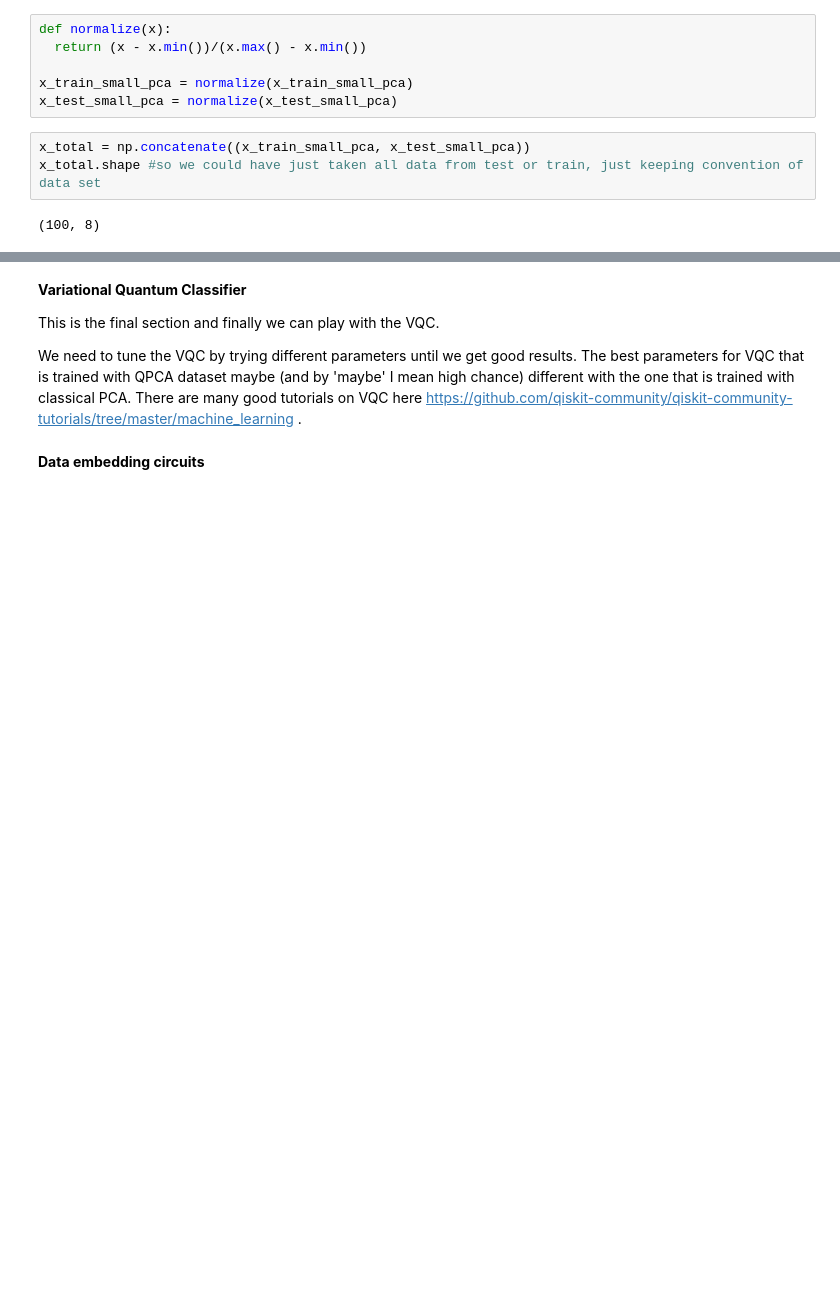
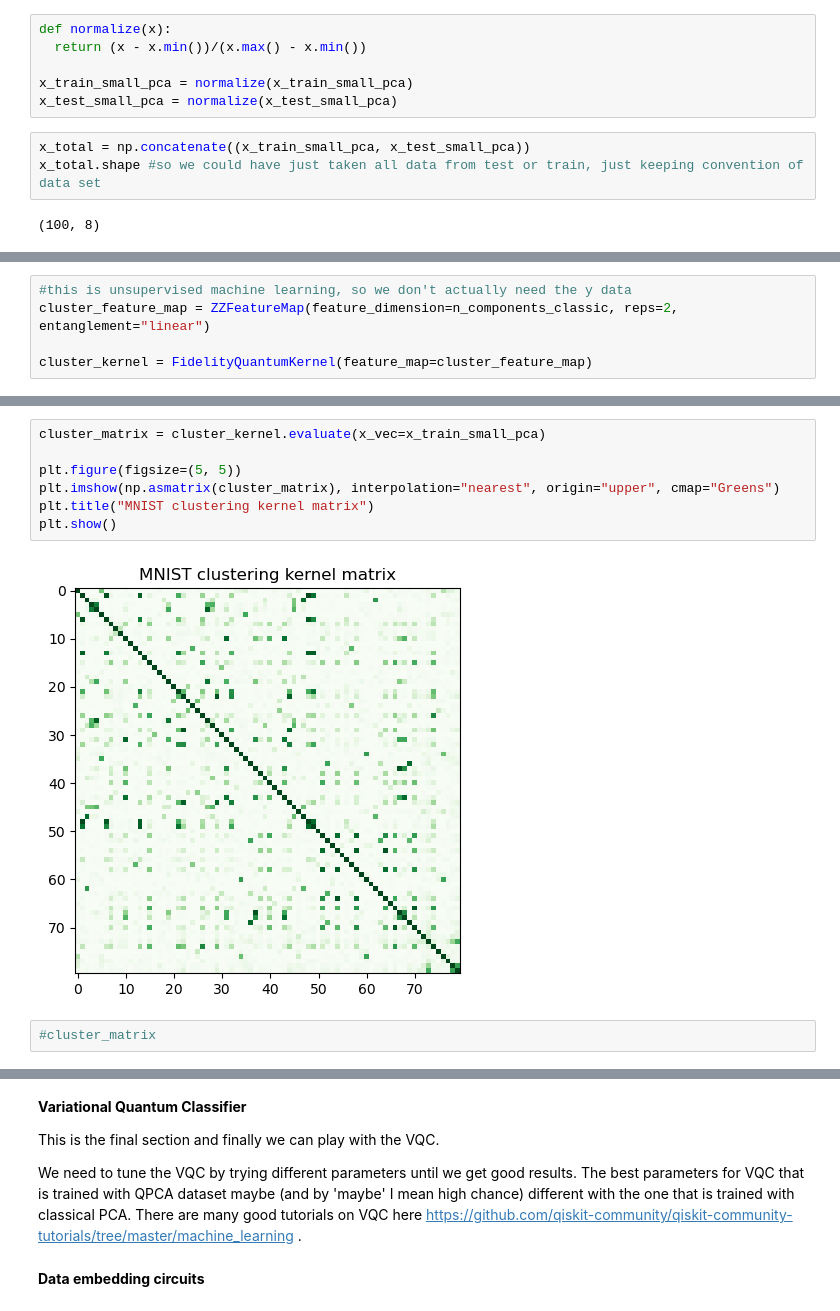
Before and after one commit to QSciTech-QuantumBC-Workshop/QuanLearnInnovators, a Jupyter notebook: vqc_pca_mnist_kernel_attempt_seb.ipynb, the cells around one changed output, grey strips where cells are left out. Saved outputs shown, nothing was run; the diff lists cells and outputs as text; blank space fills up the shorter version.

Commit message:
added clustering but it doesn't work

```diff
--- a/vqc_pca_mnist_kernel_attempt_seb.ipynb
+++ b/vqc_pca_mnist_kernel_attempt_seb.ipynb
@@ -468,0 +474,5 @@ plt.legend()
+# %%
+#this is unsupervised machine learning, so we don't actually need the y data
+cluster_feature_map = ZZFeatureMap(feature_dimension=n_components_classic, reps=2, entanglement="linear")
+
+cluster_kernel = FidelityQuantumKernel(feature_map=cluster_feature_map)
@@ -468,0 +491,11 @@ plt.legend()
+# %%
+cluster_matrix = cluster_kernel.evaluate(x_vec=x_train_small_pca)
+
+plt.figure(figsize=(5, 5))
+plt.imshow(np.asmatrix(cluster_matrix), interpolation="nearest", origin="upper", cmap="Greens")
+plt.title("MNIST clustering kernel matrix")
+plt.show()
+# %% [output]
+[figure, added]
+# %%
+#cluster_matrix
```
Also changed, not shown: parts of 57 cells of this notebook.
